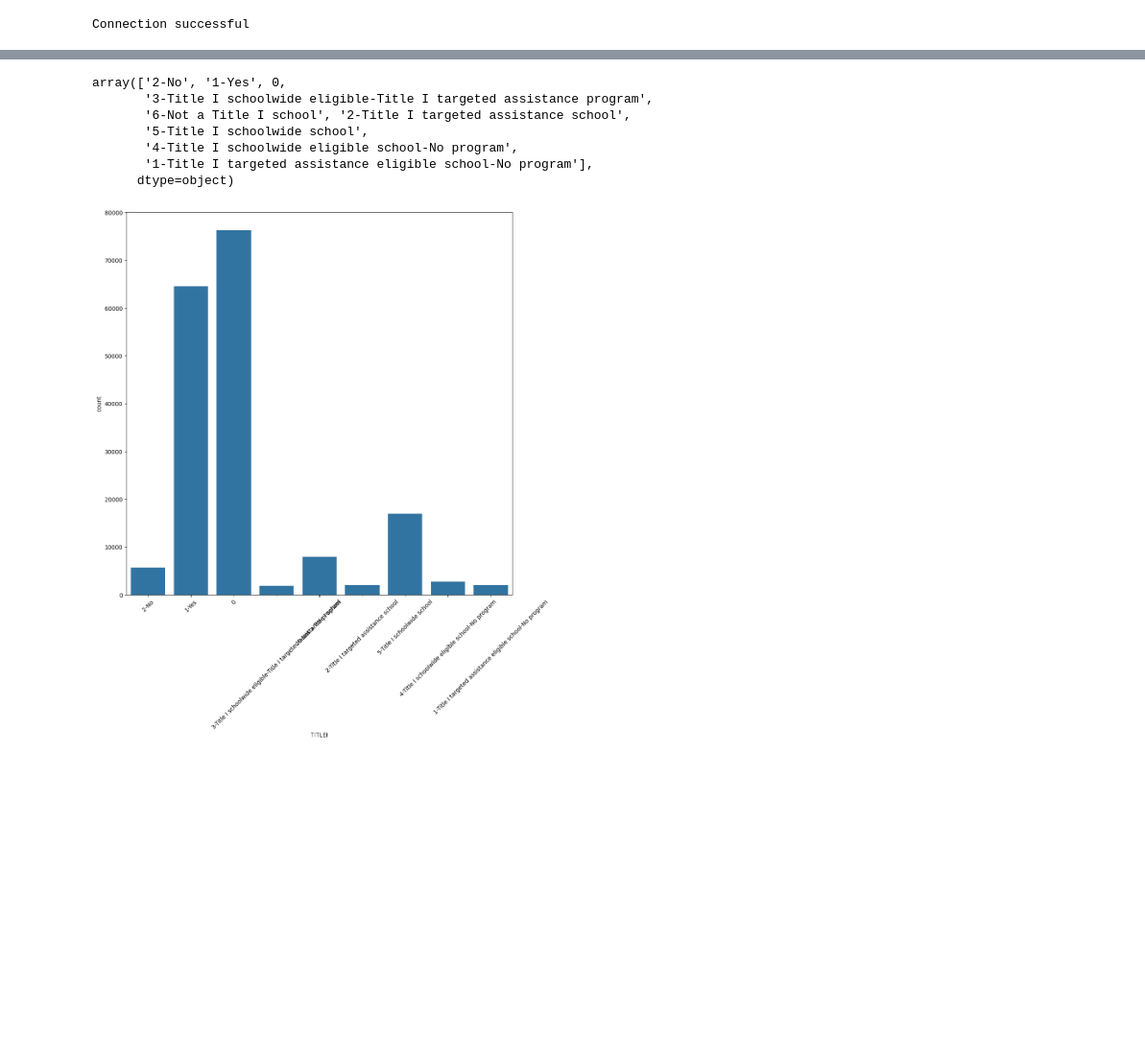
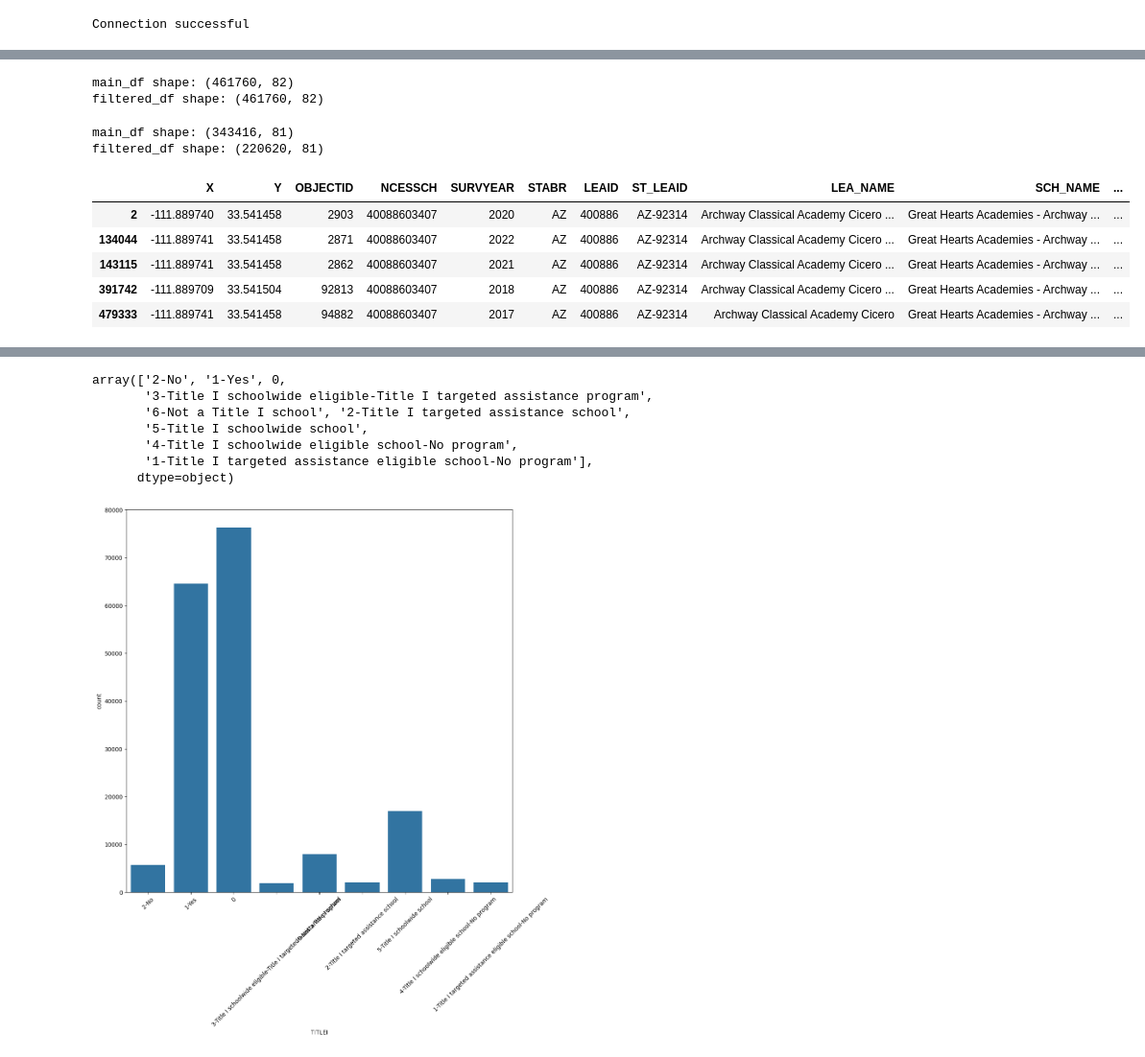
Before and after one commit to caparcom/Customer_Churn_Capstone, a Jupyter notebook: src/clean_data.ipynb, the cells around one changed output, grey strips where cells are left out. Shown at 96% size. Saved outputs shown, nothing was run; the diff lists cells and outputs as text; code cells hidden in the pictures; blank space fills up the shorter version.

```diff
--- a/src/clean_data.ipynb
+++ b/src/clean_data.ipynb
@@ -142,9 +113,40 @@ main_df.drop(columns='MAGNET_TEXT', inplace=True)
+# %%
+# Checking records against all five years
+counts = main_df["NCESSCH"].value_counts()
+keep_ids = counts[counts == 5].index
+filtered_df = main_df[main_df["NCESSCH"].isin(keep_ids)].copy()
+
+print(f"main_df shape: {main_df.shape}")
+print(f"filtered_df shape: {filtered_df.shape}")
+# %% [output]
+main_df shape: (461760, 82)
+filtered_df shape: (461760, 82)
 # %%
 # removing virtual schools
 main_df = main_df[main_df['VIRTUAL'].isin(['Not Virtual', 'Not a virtual school'])]
+# %%
+# Checking records against all five years
+counts = main_df["NCESSCH"].value_counts()
+keep_ids = counts[counts == 5].index
+filtered_df = main_df[main_df["NCESSCH"].isin(keep_ids)].copy()
+
+print(f"main_df shape: {main_df.shape}")
+print(f"filtered_df shape: {filtered_df.shape}")
+# %% [output]
+main_df shape: (343416, 81)
+filtered_df shape: (220620, 81)
 # %%
 # drop the virtual feature
 main_df.drop(columns='VIRTUAL', inplace=True)
+# %%
+filtered_df[filtered_df['NCESSCH'] == '40088603407']
+# %% [output]
+|  | X | Y | OBJECTID | NCESSCH | SURVYEAR | STABR | LEAID | ST_LEAID | LEA_NAME | SCH_NAME | ... |
+| 2 | -111.889740 | 33.541458 | 2903 | 40088603407 | 2020 | AZ | 400886 | AZ-92314 | Archway Classical Academy Cicero ... | Great Hearts Academies - Archway ... | ... |
+| 134044 | -111.889741 | 33.541458 | 2871 | 40088603407 | 2022 | AZ | 400886 | AZ-92314 | Archway Classical Academy Cicero ... | Great Hearts Academies - Archway ... | ... |
+| 143115 | -111.889741 | 33.541458 | 2862 | 40088603407 | 2021 | AZ | 400886 | AZ-92314 | Archway Classical Academy Cicero ... | Great Hearts Academies - Archway ... | ... |
+| 391742 | -111.889709 | 33.541504 | 92813 | 40088603407 | 2018 | AZ | 400886 | AZ-92314 | Archway Classical Academy Cicero ... | Great Hearts Academies - Archway ... | ... |
+| 479333 | -111.889741 | 33.541458 | 94882 | 40088603407 | 2017 | AZ | 400886 | AZ-92314 | Archway Classical Academy Cicero | Great Hearts Academies - Archway ... | ... |
 # %%
 # only keeping 'regular' public schools, removing: [ 'Career and Technical School',
 # 'Special education school', 'Alternative Education School',
```
Also changed, not shown: parts of 34 cells of this notebook.
